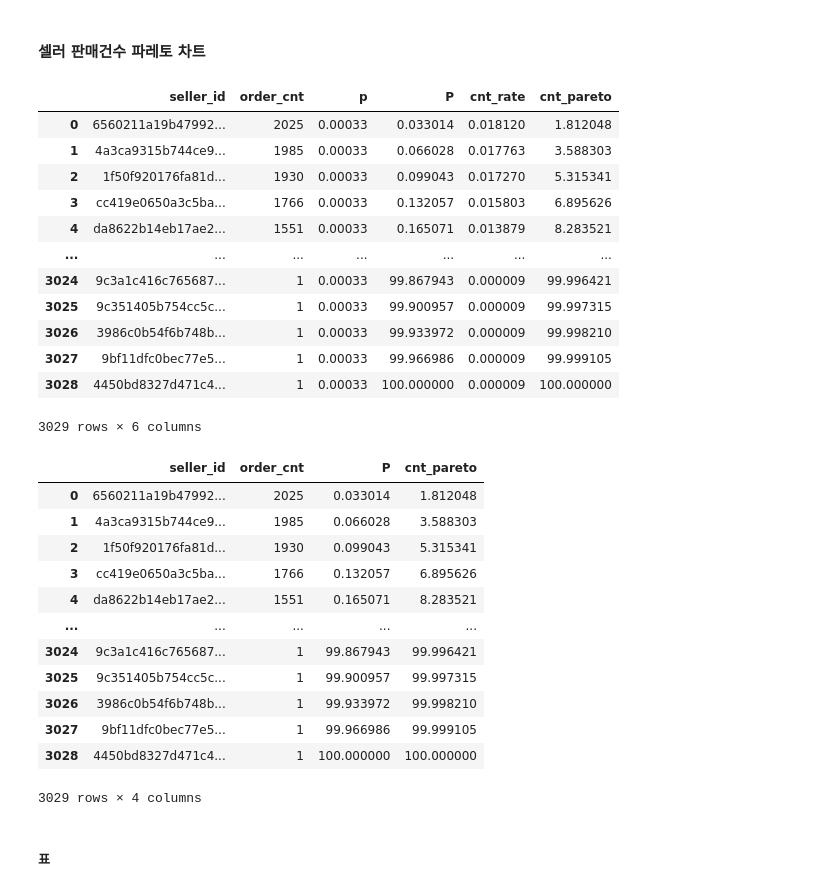
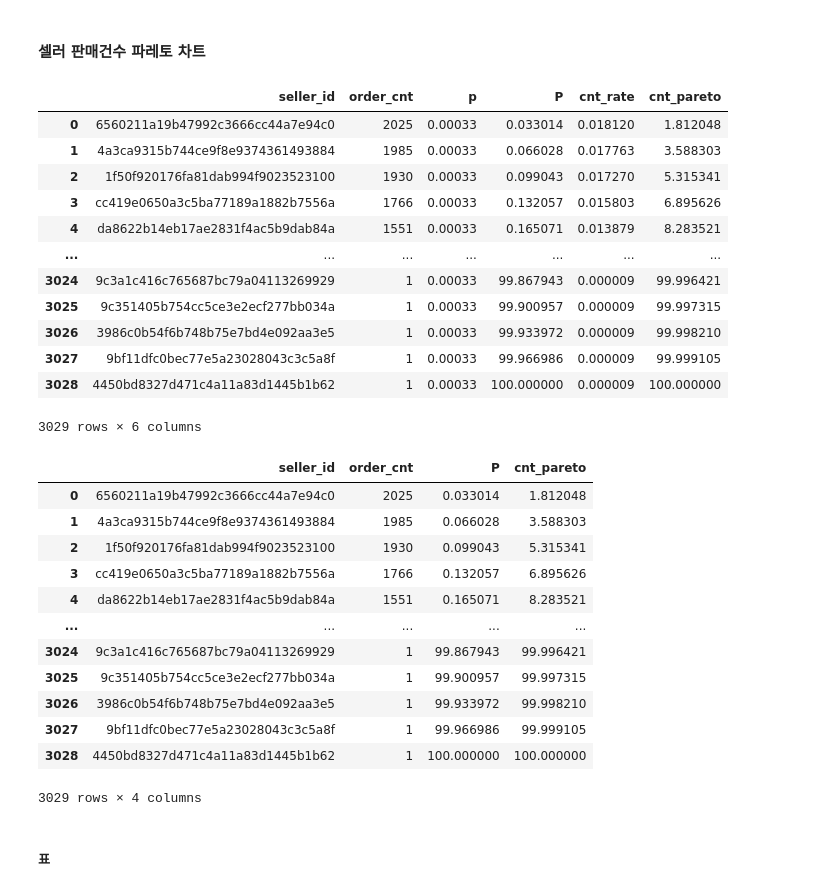
Before and after one commit to julesdata/study, a Jupyter notebook: Project/Olist Data Analysis.ipynb, the cells around one changed output. Cells and saved outputs as stored; diff of their text form; code cells hidden in the pictures.

```diff
--- a/Project/Olist Data Analysis.ipynb
+++ b/Project/Olist Data Analysis.ipynb
@@ -1623,42 +1607,42 @@ sns.distplot(sel_rfm['order_cnt'], kde=True, rug= True)
 # %% [markdown]
 #### 셀러 판매건수 파레토 차트
 # %%
-sel_pareto=sel_rfm.sort_values(by='order_cnt',ascending=False).reset_index().iloc[:,1:3]
-sel_pareto["p"]=1/sel_pareto["seller_id"].count()
-sel_pareto["P"]=sel_pareto["p"].cumsum()*100
-sel_pareto["cnt_rate"]=sel_pareto["order_cnt"]/sel_pareto["order_cnt"].sum()
-sel_pareto["cnt_pareto"]=sel_pareto["cnt_rate"].cumsum()*100
-sel_pareto
+sel_xaction_pareto=sel_rfm.sort_values(by='order_cnt',ascending=False).reset_index().iloc[:,1:3]
+sel_xaction_pareto["p"]=1/sel_xaction_pareto["seller_id"].count()
+sel_xaction_pareto["P"]=sel_xaction_pareto["p"].cumsum()*100
+sel_xaction_pareto["cnt_rate"]=sel_xaction_pareto["order_cnt"]/sel_xaction_pareto["order_cnt"].sum()
+sel_xaction_pareto["cnt_pareto"]=sel_xaction_pareto["cnt_rate"].cumsum()*100
+sel_xaction_pareto
 # %% [output]
 |  | seller_id | order_cnt | p | P | cnt_rate | cnt_pareto |
-| 0 | 6560211a19b47992... | 2025 | 0.00033 | 0.033014 | 0.018120 | 1.812048 |
-| 1 | 4a3ca9315b744ce9... | 1985 | 0.00033 | 0.066028 | 0.017763 | 3.588303 |
-| 2 | 1f50f920176fa81d... | 1930 | 0.00033 | 0.099043 | 0.017270 | 5.315341 |
-| 3 | cc419e0650a3c5ba... | 1766 | 0.00033 | 0.132057 | 0.015803 | 6.895626 |
-| 4 | da8622b14eb17ae2... | 1551 | 0.00033 | 0.165071 | 0.013879 | 8.283521 |
+| 0 | 6560211a19b47992c3666cc44a7e94c0 | 2025 | 0.00033 | 0.033014 | 0.018120 | 1.812048 |
+| 1 | 4a3ca9315b744ce9f8e9374361493884 | 1985 | 0.00033 | 0.066028 | 0.017763 | 3.588303 |
+| 2 | 1f50f920176fa81dab994f9023523100 | 1930 | 0.00033 | 0.099043 | 0.017270 | 5.315341 |
+| 3 | cc419e0650a3c5ba77189a1882b7556a | 1766 | 0.00033 | 0.132057 | 0.015803 | 6.895626 |
+| 4 | da8622b14eb17ae2831f4ac5b9dab84a | 1551 | 0.00033 | 0.165071 | 0.013879 | 8.283521 |
 | ... | ... | ... | ... | ... | ... | ... |
-| 3024 | 9c3a1c416c765687... | 1 | 0.00033 | 99.867943 | 0.000009 | 99.996421 |
-| 3025 | 9c351405b754cc5c... | 1 | 0.00033 | 99.900957 | 0.000009 | 99.997315 |
-| 3026 | 3986c0b54f6b748b... | 1 | 0.00033 | 99.933972 | 0.000009 | 99.998210 |
-| 3027 | 9bf11dfc0bec77e5... | 1 | 0.00033 | 99.966986 | 0.000009 | 99.999105 |
-| 3028 | 4450bd8327d471c4... | 1 | 0.00033 | 100.000000 | 0.000009 | 100.000000 |
+| 3024 | 9c3a1c416c765687bc79a04113269929 | 1 | 0.00033 | 99.867943 | 0.000009 | 99.996421 |
+| 3025 | 9c351405b754cc5ce3e2ecf277bb034a | 1 | 0.00033 | 99.900957 | 0.000009 | 99.997315 |
+| 3026 | 3986c0b54f6b748b75e7bd4e092aa3e5 | 1 | 0.00033 | 99.933972 | 0.000009 | 99.998210 |
+| 3027 | 9bf11dfc0bec77e5a23028043c3c5a8f | 1 | 0.00033 | 99.966986 | 0.000009 | 99.999105 |
+| 3028 | 4450bd8327d471c4a11a83d1445b1b62 | 1 | 0.00033 | 100.000000 | 0.000009 | 100.000000 |
 3029 rows × 6 columns
 # %%
-sel_pareto.drop(columns=["p","cnt_rate"], inplace=True)
-sel_pareto
+sel_xaction_pareto.drop(columns=["p","cnt_rate"], inplace=True)
+sel_xaction_pareto
 # %% [output]
 |  | seller_id | order_cnt | P | cnt_pareto |
-| 0 | 6560211a19b47992... | 2025 | 0.033014 | 1.812048 |
-| 1 | 4a3ca9315b744ce9... | 1985 | 0.066028 | 3.588303 |
-| 2 | 1f50f920176fa81d... | 1930 | 0.099043 | 5.315341 |
-| 3 | cc419e0650a3c5ba... | 1766 | 0.132057 | 6.895626 |
-| 4 | da8622b14eb17ae2... | 1551 | 0.165071 | 8.283521 |
+| 0 | 6560211a19b47992c3666cc44a7e94c0 | 2025 | 0.033014 | 1.812048 |
+| 1 | 4a3ca9315b744ce9f8e9374361493884 | 1985 | 0.066028 | 3.588303 |
+| 2 | 1f50f920176fa81dab994f9023523100 | 1930 | 0.099043 | 5.315341 |
+| 3 | cc419e0650a3c5ba77189a1882b7556a | 1766 | 0.132057 | 6.895626 |
+| 4 | da8622b14eb17ae2831f4ac5b9dab84a | 1551 | 0.165071 | 8.283521 |
 | ... | ... | ... | ... | ... |
-| 3024 | 9c3a1c416c765687... | 1 | 99.867943 | 99.996421 |
-| 3025 | 9c351405b754cc5c... | 1 | 99.900957 | 99.997315 |
-| 3026 | 3986c0b54f6b748b... | 1 | 99.933972 | 99.998210 |
-| 3027 | 9bf11dfc0bec77e5... | 1 | 99.966986 | 99.999105 |
-| 3028 | 4450bd8327d471c4... | 1 | 100.000000 | 100.000000 |
+| 3024 | 9c3a1c416c765687bc79a04113269929 | 1 | 99.867943 | 99.996421 |
+| 3025 | 9c351405b754cc5ce3e2ecf277bb034a | 1 | 99.900957 | 99.997315 |
+| 3026 | 3986c0b54f6b748b75e7bd4e092aa3e5 | 1 | 99.933972 | 99.998210 |
+| 3027 | 9bf11dfc0bec77e5a23028043c3c5a8f | 1 | 99.966986 | 99.999105 |
+| 3028 | 4450bd8327d471c4a11a83d1445b1b62 | 1 | 100.000000 | 100.000000 |
 3029 rows × 4 columns
 # %% [markdown]
 ##### 표
```
Also changed, not shown: parts of 71 cells of this notebook.
